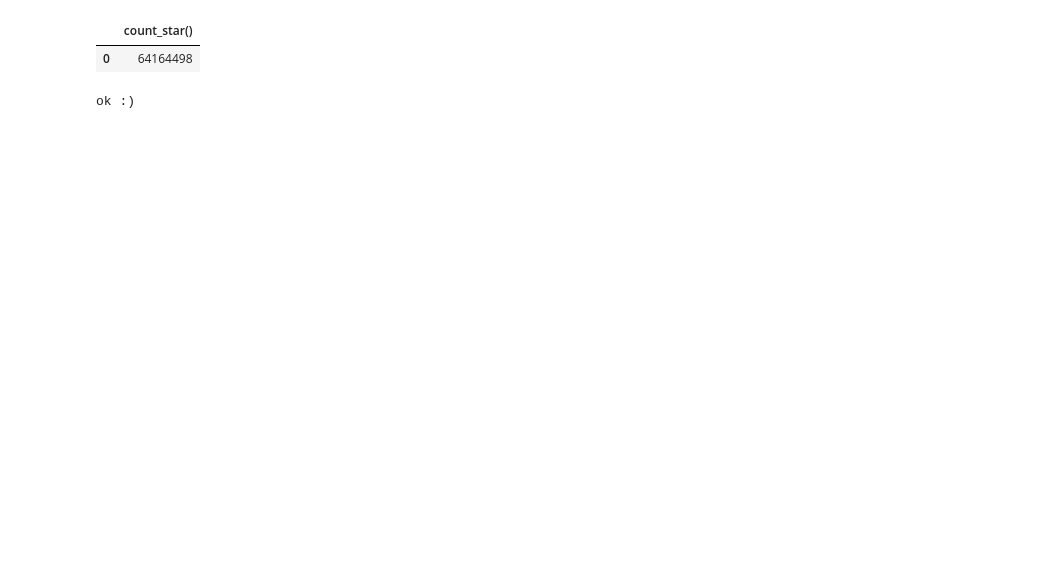
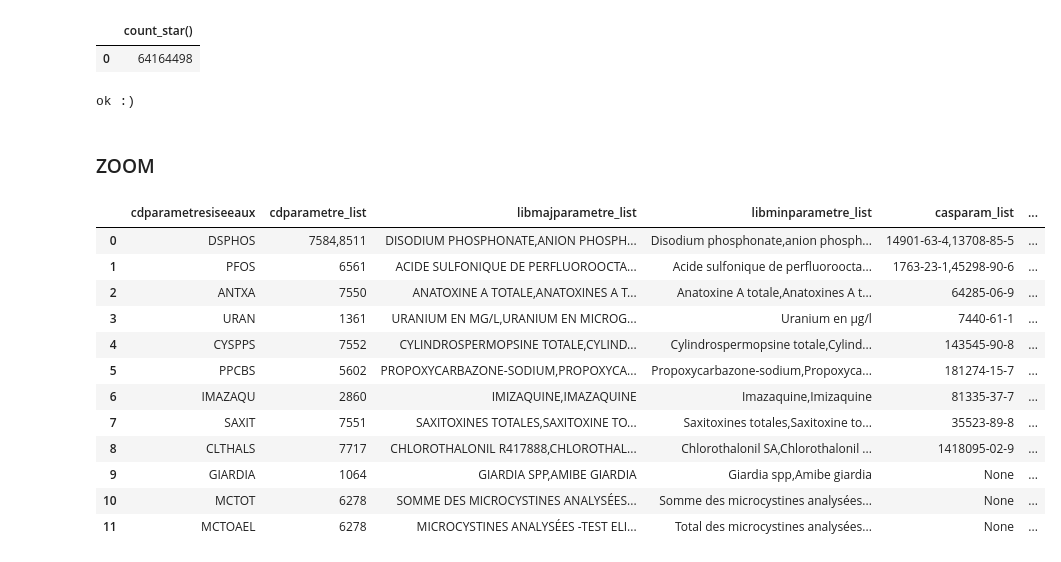
Before and after one commit to sbsrouteur/13_pollution_eau, a Jupyter notebook: analytics/notebooks/Tache165_Join-resultat-categorie.ipynb, the cells around one changed output. Saved outputs shown, nothing was run; the diff lists cells and outputs as text; code cells hidden in the pictures; blank space fills up the shorter version.

Commit message:
fix : zoom on new table proposal

```diff
--- a/analytics/notebooks/Tache165_Join-resultat-categorie.ipynb
+++ b/analytics/notebooks/Tache165_Join-resultat-categorie.ipynb
@@ -895,3 +895,49 @@ else:
     print("KO")
 # %% [output]
 ok :)
+# %% [markdown]
+### ZOOM
+# %%
+query_new_map_ZOOM = """
+    SELECT
+      cdparametresiseeaux  ,
+      string_agg( DISTINCT cdparametre) AS cdparametre_list,
+      string_agg( DISTINCT libmajparametre) AS libmajparametre_list,
+      string_agg( DISTINCT libminparametre) AS libminparametre_list,
+      string_agg( DISTINCT casparam) AS casparam_list,
+      COUNT(DISTINCT cdparametre) AS nb_cdparametre   ,
+      COUNT(DISTINCT libmajparametre) AS nb_libmajparametre ,
+      COUNT(DISTINCT libminparametre) AS nb_libminparametre ,
+      COUNT(DISTINCT casparam	) AS nb_casparam
+    FROM
+      mapping_categories
+    GROUP BY
+        cdparametresiseeaux
+    HAVING
+       nb_cdparametre >1
+       OR nb_libmajparametre > 1
+       OR nb_libminparametre >1
+       OR nb_casparam > 1
+    ORDER BY
+        nb_casparam DESC,
+        nb_cdparametre DESC,
+        nb_libmajparametre DESC
+
+"""
+
+new_map_zoom_df = con.sql(query_new_map_ZOOM).df()
+new_map_zoom_df
+# %% [output]
+|  | cdparametresiseeaux | cdparametre_list | libmajparametre_list | libminparametre_list | casparam_list | ... |
+| 0 | DSPHOS | 7584,8511 | DISODIUM PHOSPHONATE,ANION PHOSPH... | Disodium phosphonate,anion phosph... | 14901-63-4,13708-85-5 | ... |
+| 1 | PFOS | 6561 | ACIDE SULFONIQUE DE PERFLUOROOCTA... | Acide sulfonique de perfluoroocta... | 1763-23-1,45298-90-6 | ... |
+| 2 | ANTXA | 7550 | ANATOXINE A TOTALE,ANATOXINES A T... | Anatoxine A totale,Anatoxines A t... | 64285-06-9 | ... |
+| 3 | URAN | 1361 | URANIUM EN ΜG/L,URANIUM EN MICROG... | Uranium en µg/l | 7440-61-1 | ... |
+| 4 | CYSPPS | 7552 | CYLINDROSPERMOPSINE TOTALE,CYLIND... | Cylindrospermopsine totale,Cylind... | 143545-90-8 | ... |
+| 5 | PPCBS | 5602 | PROPOXYCARBAZONE-SODIUM,PROPOXYCA... | Propoxycarbazone-sodium,Propoxyca... | 181274-15-7 | ... |
+| 6 | IMAZAQU | 2860 | IMIZAQUINE,IMAZAQUINE | Imazaquine,Imizaquine | 81335-37-7 | ... |
+| 7 | SAXIT | 7551 | SAXITOXINES TOTALES,SAXITOXINE TO... | Saxitoxines totales,Saxitoxine to... | 35523-89-8 | ... |
+| 8 | CLTHALS | 7717 | CHLOROTHALONIL R417888,CHLOROTHAL... | Chlorothalonil SA,Chlorothalonil ... | 1418095-02-9 | ... |
+| 9 | GIARDIA | 1064 | GIARDIA SPP,AMIBE GIARDIA | Giardia spp,Amibe giardia | None | ... |
+| 10 | MCTOT | 6278 | SOMME DES MICROCYSTINES ANALYSÉES... | Somme des microcystines analysées... | None | ... |
+| 11 | MCTOAEL | 6278 | MICROCYSTINES ANALYSÉES -TEST ELI... | Total des microcystines analysées... | None | ... |
```
Also changed, not shown: parts of 2 cells of this notebook.
